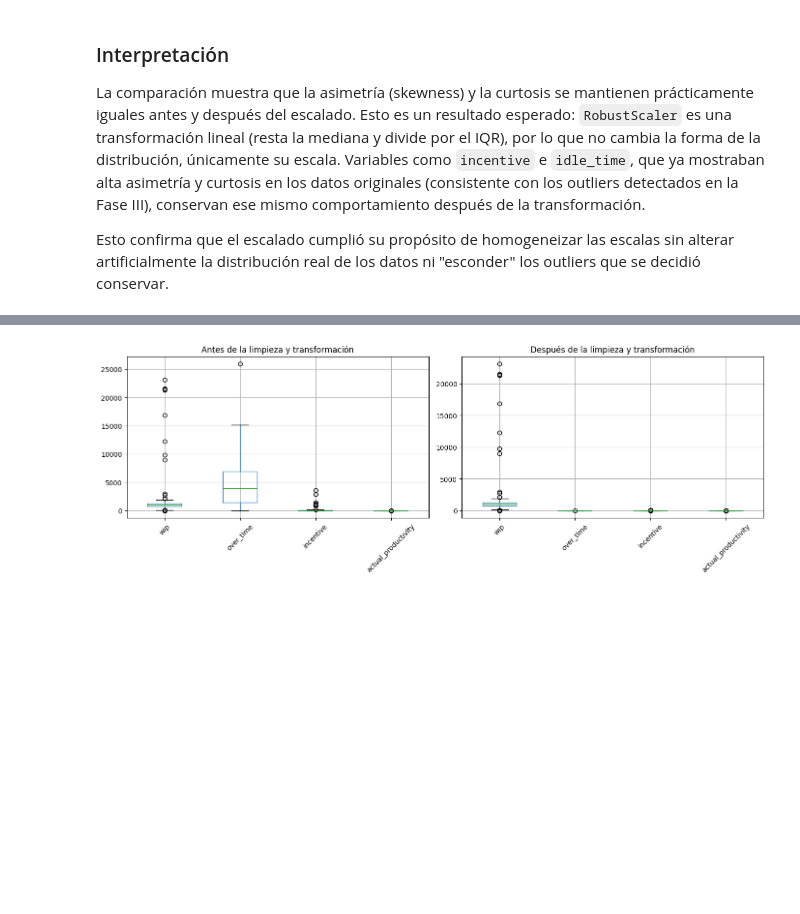
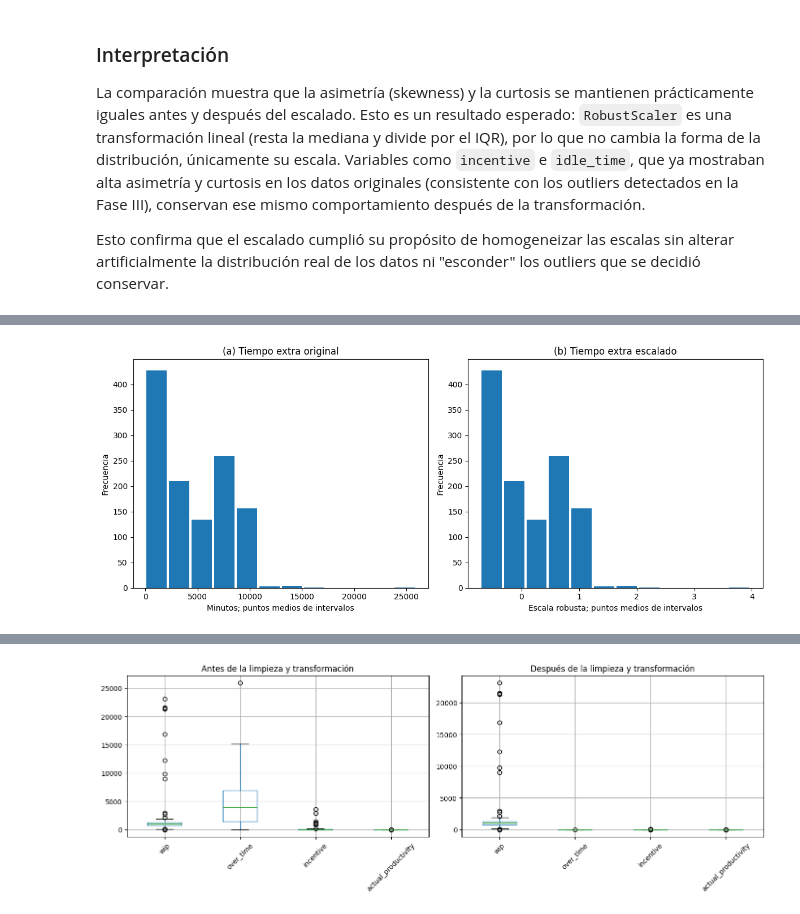
Before and after one commit to feeerr04/proyecto-da, a Jupyter notebook: proyecto_da.ipynb, the cells around one changed output, grey strips where cells are left out. Cells and saved outputs as stored; diff of their text form; code cells hidden in the pictures; blank space fills up the shorter version.

```diff
--- a/proyecto_da.ipynb
+++ b/proyecto_da.ipynb
@@ -9,7 +7,5 @@ import pandas as pd
 # %%
 import pandas as pd
 
-url = "https://raw.githubusercontent.com/feeerr04/proyecto-da/refs/heads/main/garments_worker_productivity.csv"
+url = "https://raw.githubusercontent.com/feeerr04/proyecto-da/2d011cc1f0f1cd23e9476221cbb8d6ac71b72126/garments_worker_productivity.csv"
 df = pd.read_csv(url)
-
-df.shape
@@ -1116,0 +1286,29 @@ Esto confirma que el escalado cumplió su propósito de homogeneizar las escalas
+# %%
+import numpy as np
+
+fig, axes = plt.subplots(1, 2, figsize=(12, 5))
+
+# Histograma original: 12 intervalos
+conteos, bordes = np.histogram(df["over_time"], bins=12)
+centros_originales = (bordes[:-1] + bordes[1:]) / 2
+
+axes[0].bar(centros_originales, conteos, width=(bordes[1]-bordes[0])*0.9)
+axes[0].set_title("(a) Tiempo extra original")
+axes[0].set_xlabel("Minutos; puntos medios de intervalos")
+axes[0].set_ylabel("Frecuencia")
+
+# Los mismos bordes, transformados con el RobustScaler ya ajustado sobre over_time
+idx_over_time = variables_numericas.index("over_time")
+centro_escalado = robust_scaler.center_[idx_over_time]
+escala_escalado = robust_scaler.scale_[idx_over_time]
+centros_escalados = (centros_originales - centro_escalado) / escala_escalado
+
+axes[1].bar(centros_escalados, conteos, width=(centros_escalados[1]-centros_escalados[0])*0.9)
+axes[1].set_title("(b) Tiempo extra escalado")
+axes[1].set_xlabel("Escala robusta; puntos medios de intervalos")
+axes[1].set_ylabel("Frecuencia")
+
+plt.tight_layout()
+plt.show()
+# %% [output]
+[figure, added]
```
Also changed, not shown: parts of 27 cells of this notebook, 2 other files.
